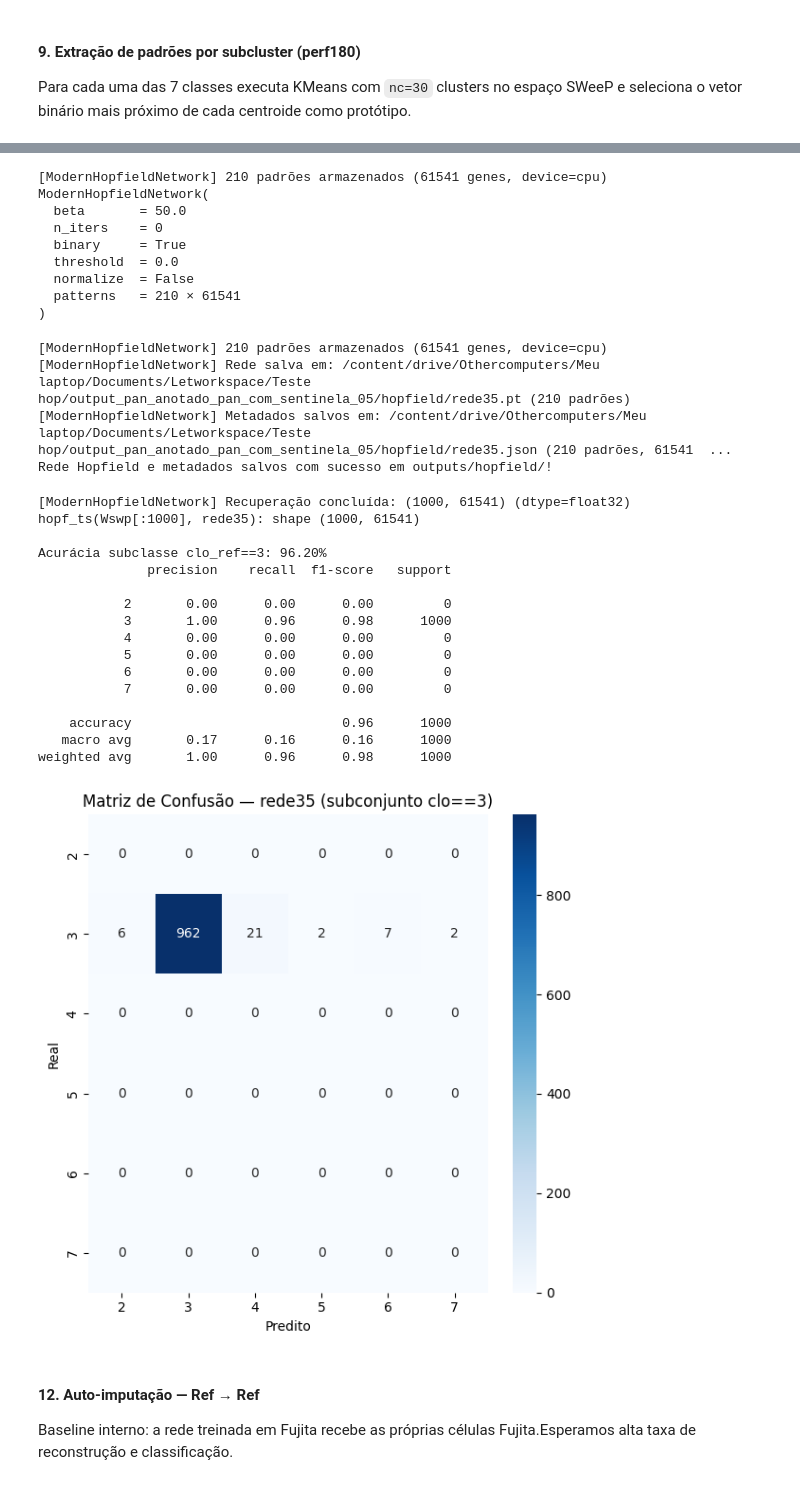
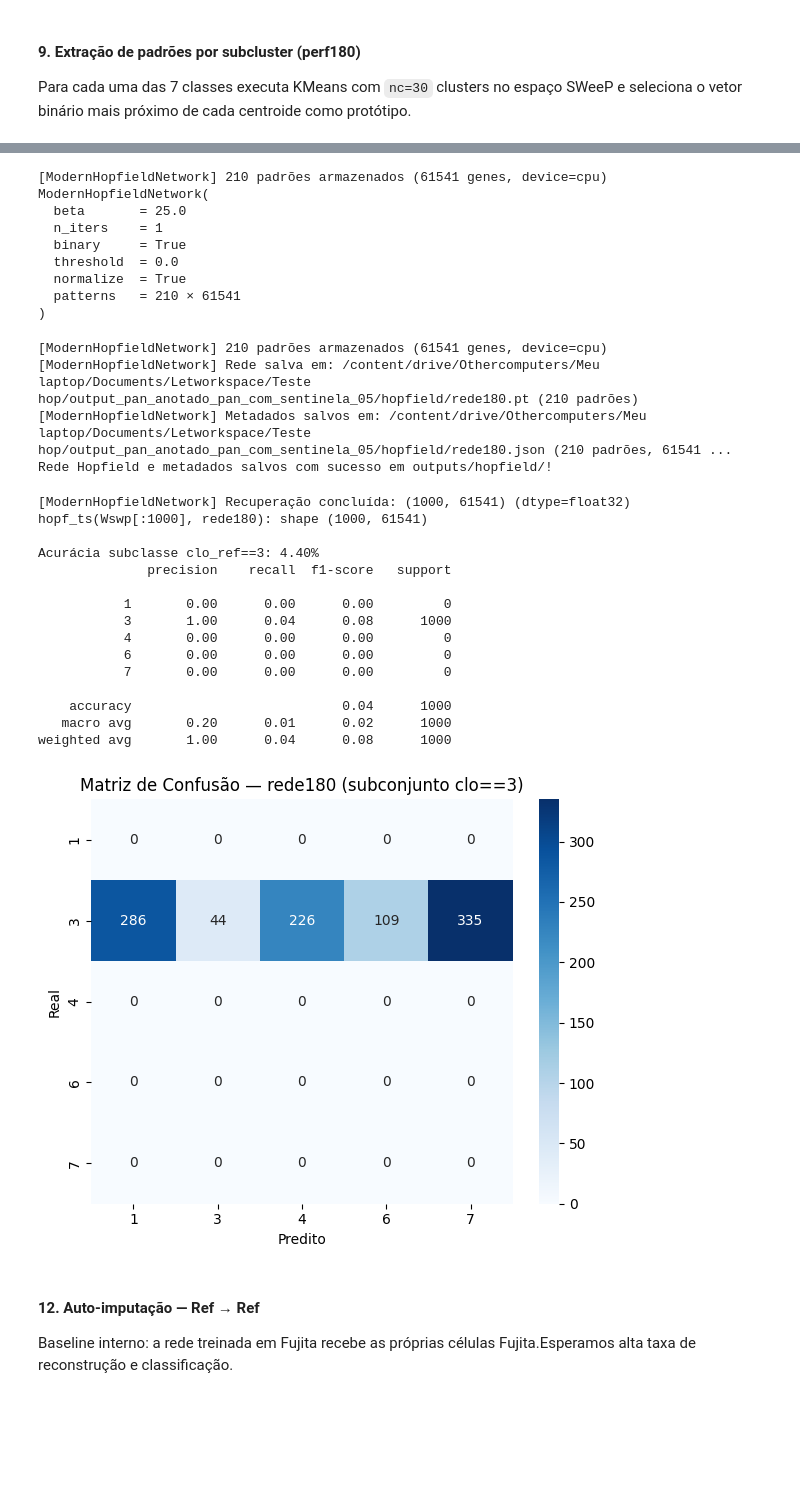
Before and after one commit to letdevx/pipiline_hopifield, a Jupyter notebook: pipeline_generico.ipynb, the cells around one changed output, grey strips where cells are left out. Cells and saved outputs as stored; diff of their text form; code cells hidden in the pictures; blank space fills up the shorter version.

```diff
--- a/pipeline_generico.ipynb
+++ b/pipeline_generico.ipynb
@@ -672,6 +729,6 @@ perf35 shape: (210, 61541)  (esperado: (210, 61541))
 # %%
 rede180 = ModernHopfieldNetwork(
-    beta=25.0, n_iters=1, binary=True, threshold=0.0, normalize=True
+    beta=50.0, n_iters=1, binary=True, threshold=0.0, normalize=False
 )
 # A rede agora mapeará e armazenará apenas a versão original W0-Binária
 rede180.store(perf180)
@@ -680,11 +737,11 @@ print(rede180)
 # %% [output]
 [ModernHopfieldNetwork] 210 padrões armazenados (61541 genes, device=cpu)
 ModernHopfieldNetwork(
-  beta       = 50.0
-  n_iters    = 0
+  beta       = 25.0
+  n_iters    = 1
   binary     = True
   threshold  = 0.0
-  normalize  = False
+  normalize  = True
   patterns   = 210 × 61541
 )
 # %%
@@ -693,9 +750,9 @@ import os
 PATH_PT = os.path.join(OUT_HOPFIELD, "rede180.pt")
 PATH_META = os.path.join(OUT_HOPFIELD, "rede180.json")
 
-# 1. Cria e armazena os padrões na rede Hopfield com normalização esférica
+# 1. Cria e armazena os padrões na rede Hopfield
 rede180 = ModernHopfieldNetwork(
-    beta=25.0, n_iters=1, binary=True, threshold=0.0, normalize=True
+    beta=50.0, n_iters=1, binary=True, threshold=0.0, normalize=False
 )
 rede180.store(perf180)
 meta_eval = extrator.meta
@@ -712,8 +769,8 @@ rede180.salvar_com_metadados(
 print("Rede Hopfield e metadados salvos com sucesso em outputs/hopfield/!")
 # %% [output]
 [ModernHopfieldNetwork] 210 padrões armazenados (61541 genes, device=cpu)
-[ModernHopfieldNetwork] Rede salva em: /content/drive/Othercomputers/Meu laptop/Documents/Letworkspace/Teste hop/output_pan_anotado_pan_com_sentinela_05/hopfield/rede35.pt (210 padrões)
-[ModernHopfieldNetwork] Metadados salvos em: /content/drive/Othercomputers/Meu laptop/Documents/Letworkspace/Teste hop/output_pan_anotado_pan_com_sentinela_05/hopfield/rede35.json (210 padrões, 61541  ...
+[ModernHopfieldNetwork] Rede salva em: /content/drive/Othercomputers/Meu laptop/Documents/Letworkspace/Teste hop/output_pan_anotado_pan_com_sentinela_05/hopfield/rede180.pt (210 padrões)
+[ModernHopfieldNetwork] Metadados salvos em: /content/drive/Othercomputers/Meu laptop/Documents/Letworkspace/Teste hop/output_pan_anotado_pan_com_sentinela_05/hopfield/rede180.json (210 padrões, 61541 ...
 Rede Hopfield e metadados salvos com sucesso em outputs/hopfield/!
 # %%
 
@@ -738,16 +795,9 @@ print(f"hopf_ts(Wswp[:{n_test}], rede180): shape {Wtes.shape}")
 
 perf180_f = perf180.astype(np.float64)
 Wtes_f = Wtes.astype(np.float64)
-if getattr(rede180, "normalize", False):
-    w_norms = np.linalg.norm(Wtes_f, axis=1, keepdims=True)
-    w_norms[w_norms == 0] = 1.0
-    p_norms = np.linalg.norm(perf180_f, axis=1, keepdims=True)
-    p_norms[p_norms == 0] = 1.0
-    idx_proto = ((Wtes_f / w_norms) @ (perf180_f / p_norms).T).argmax(axis=1)
-else:
-    a2 = (Wtes_f**2).sum(axis=1, keepdims=True)
-    b2 = (perf180_f**2).sum(axis=1, keepdims=True).T
-    idx_proto = (a2 + b2 - 2 * (Wtes_f @ perf180_f.T)).argmin(axis=1)
+a2 = (Wtes_f**2).sum(axis=1, keepdims=True)
+b2 = (perf180_f**2).sum(axis=1, keepdims=True).T
+idx_proto = (a2 + b2 - 2 * (Wtes_f @ perf180_f.T)).argmin(axis=1)
 pred_sub = CLASSES_ARR[idx_proto // NC]
 
 acc_sub = (pred_sub == 3).mean()
@@ -756,42 +806,41 @@ print(f"\nAcurácia subclasse clo_ref==3: {acc_sub * 100:.2f}%")
 
 y_true_sub = np.full(n_test, 3)
 labels_sub = sorted(set(y_true_sub) | set(pred_sub))
 print(classification_report(y_true_sub, pred_sub, labels=labels_sub, zero_division=0))
 
 cm_sub = confusion_matrix(y_true_sub, pred_sub, labels=labels_sub)
 fig, ax = plt.subplots(figsize=(max(6, len(labels_sub)), max(5, len(labels_sub))))
 sns.heatmap(
     cm_sub,
     annot=True,
     fmt="d",
     cmap="Blues",
     xticklabels=labels_sub,
     yticklabels=labels_sub,
     ax=ax,
 )
 ax.set_xlabel("Predito")
 ax.set_ylabel("Real")
 ax.set_title("Matriz de Confusão — rede180 (subconjunto clo==3)")
 plt.tight_layout()
 plt.show()
 # %% [output]
 [ModernHopfieldNetwork] Recuperação concluída: (1000, 61541) (dtype=float32)
-hopf_ts(Wswp[:1000], rede35): shape (1000, 61541)
+hopf_ts(Wswp[:1000], rede180): shape (1000, 61541)
 
-Acurácia subclasse clo_ref==3: 96.20%
+Acurácia subclasse clo_ref==3: 4.40%
               precision    recall  f1-score   support
 
-           2       0.00      0.00      0.00         0
-           3       1.00      0.96      0.98      1000
+           1       0.00      0.00      0.00         0
+           3       1.00      0.04      0.08      1000
            4       0.00      0.00      0.00         0
-           5       0.00      0.00      0.00         0
            6       0.00      0.00      0.00         0
            7       0.00      0.00      0.00         0
 
-    accuracy                           0.96      1000
-   macro avg       0.17      0.16      0.16      1000
-weighted avg       1.00      0.96      0.98      1000
+    accuracy                           0.04      1000
+   macro avg       0.20      0.01      0.02      1000
+weighted avg       1.00      0.04      0.08      1000
-[figure, old version]
+[figure, new version]
 # %% [markdown]
 #### 12. Auto-imputação — Ref → Ref
 Baseline interno: a rede treinada em Fujita recebe as próprias células Fujita.Esperamos alta taxa de reconstrução e classificação.
```
Also changed, not shown: parts of 12 cells of this notebook, 2 other files.
